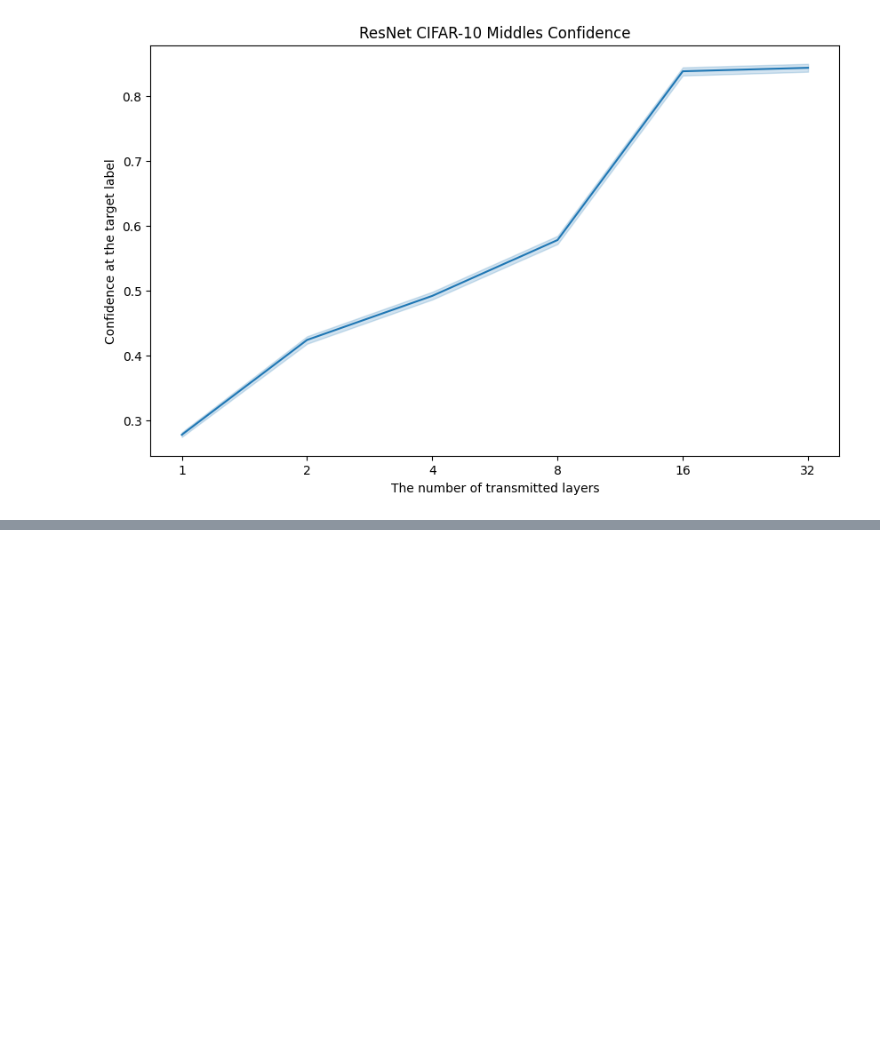
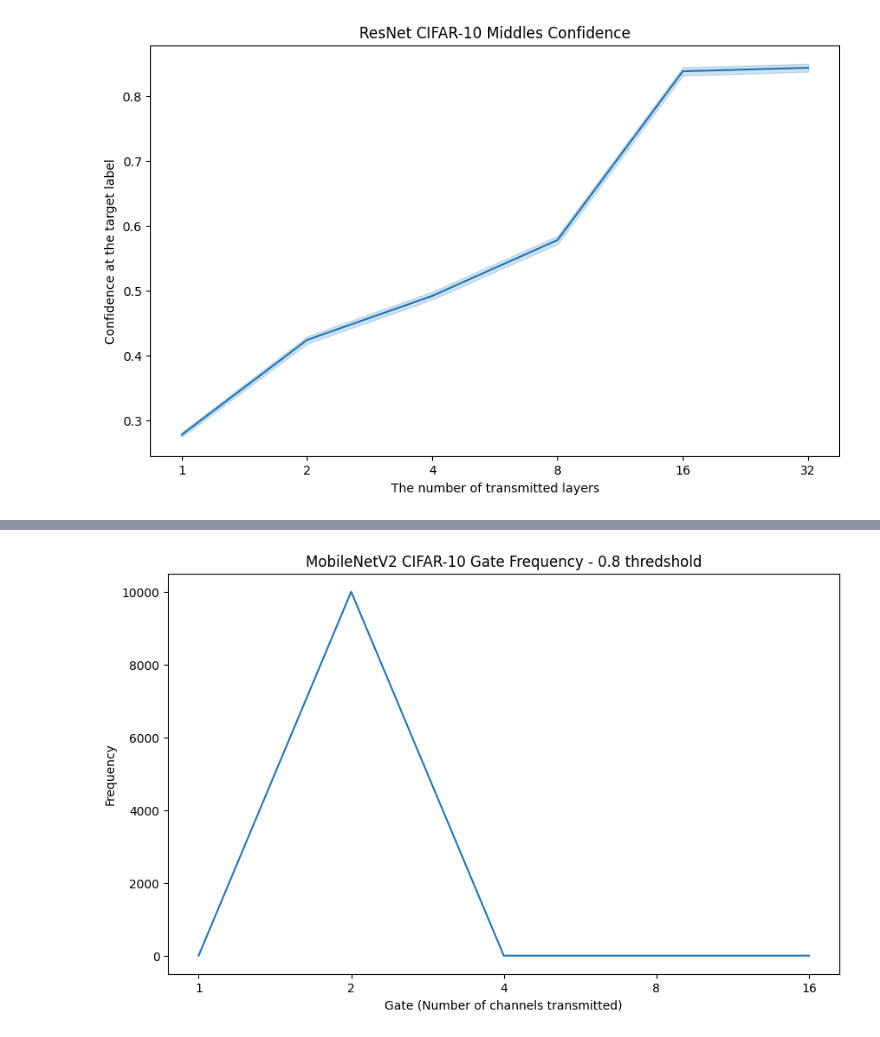
Before and after one commit to TonyPeng-2018/Adaptfilter, a Jupyter notebook: plot_result.ipynb, the cells around one changed output, grey strips where cells are left out. Drawn from its saved outputs; the diff is of its cells as text; code cells hidden in the pictures; blank space fills up the shorter version.

```diff
--- a/plot_result.ipynb
+++ b/plot_result.ipynb
@@ -294,0 +458,92 @@ plt.show()
+# %%
+# dataset = 'cifar10', model = mobile, exit rate vs gate
+device = 'cuda:0'
+width = 16
+height = 16
+threshold = 0.8
+client, server = mobilenetv2.mobilenetv2_splitter(num_classes=10,
+                                                  weight_root='./Weights/cifar-10')
+
+_, test, _ = dataloader_cifar10.Dataloader_cifar10_val(datasetpath='../data/', test_batch=1)
+
+middle_models = []
+for i in range (len(middle_size_mobile)):
+    middle = mobilenetv2.MobileNetV2_middle(middle=middle_size_mobile[i])
+    middle.load_state_dict(torch.load('mobile_cifar-10_middle_%s.pth'%str(middle_size_mobile[i])))
+    middle_models.append(middle)
+from Models import gatedmodel
+gate_models = []
+for i in range (len(middle_size_mobile)):
+    gate = gatedmodel.ExitGate(in_planes=middle_size_mobile[i], width=width, height=height)
+    gate.load_state_dict(torch.load(
+        './Weights/cifar-10/gate/mobile_cifar-10_gate_%s.pth'%str(middle_size_mobile[i])))
+    gate_models.append(gate)
+
+# eval and cuda
+client = client.eval().to(device)
+server = server.eval().to(device)
+for middle in middle_models:
+    middle = middle.eval().to(device)
+for gate in gate_models:
+    gate = gate.eval().to(device)
+
+gate_results = [] # exit rate here
+for i in range(len(gate_models)):
+    gate_results.append([])
+
+# use the quantization
+client = torch.ao.quantization.quantize_dynamic(client, dtype=torch.qint8)
+for middle in middle_models:
+    middle.in_layer = torch.ao.quantization.quantize_dynamic(middle.in_layer, dtype=torch.qint8)
+for gate in gate_models:
+    gate = torch.ao.quantization.quantize_dynamic(gate, dtype=torch.qint8)
+
+def float_to_uint(x):
+    return torch.round(x * 255).int()
+
+def uint_to_float(x):
+    return x.float() / 255
+import torch
+import numpy as np
+mobile_cifar_gate_frequency_080 = np.zeros(len(gate_models)+1)
+mobile_cifar_gate_accuracy_080 = 0
+with torch.no_grad():
+    # get the conf for each middles
+    for i, (data, target) in enumerate(tqdm(test)):
+        data, target = data.to(device), target.to(device)
+        out = client(data).detach()
+        exit_flag = False
+        for j in range(len(gate_models)):
+            middle_out = middle_models[j].in_layer(out)
+            gate_out = gate_models[j](middle_out)
+            if gate_out>threshold:
+                mobile_cifar_gate_frequency_080[j] += 1
+                middle_out = float_to_uint(middle_out)
+                middle_out = uint_to_float(middle_out)
+                out = middle_models[j].out_layer(middle_out)
+
+                exit_flag = True
+                break
+        if not exit_flag:
+            mobile_cifar_gate_frequency_080[-1] += 1
+            out = float_to_uint(out)
+            out = uint_to_float(out)
+
+        out = server(out)
+        out = torch.nn.functional.softmax(out, dim=1)
+        out = out.max(dim=1)[1]
+        out = out == target
+        mobile_cifar_gate_accuracy_080 += out.cpu().numpy()
+
+# get the conf for the server
+# plot gate frequency
+plt.figure(figsize=(10, 6))
+plt.plot([str(x) for x in middle_size_mobile.values()], mobile_cifar_gate_frequency_080)
+plt.title('MobileNetV2 CIFAR-10 Gate Frequency - 0.8 thredshold')
+plt.xlabel('Gate (Number of channels transmitted)')
+plt.ylabel('Frequency')
+plt.show()
+
+# plot accuracy
+print('Accuracy:', mobile_cifar_gate_accuracy_080/len(test))
+# %% [output]
@@ -294,0 +552 @@ plt.show()
+[figure, added]
```
Also changed, not shown: parts of 12 cells of this notebook, 6 other files.
